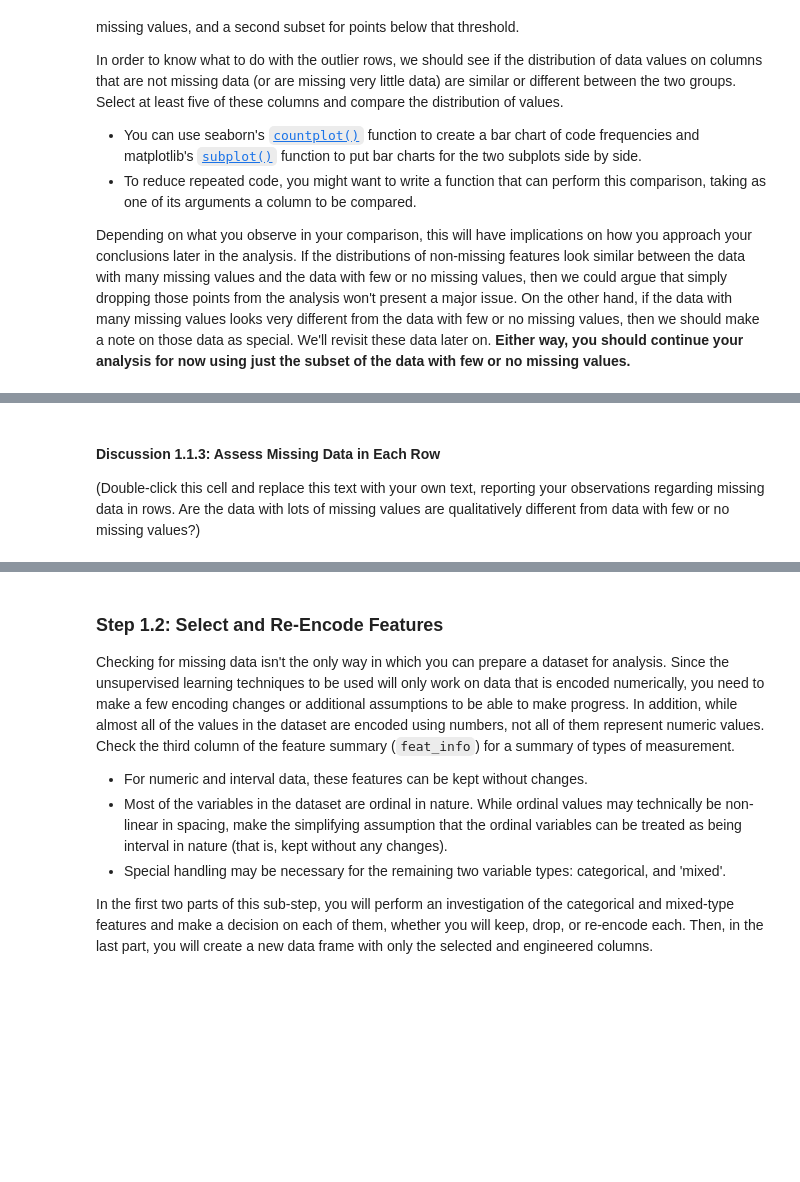
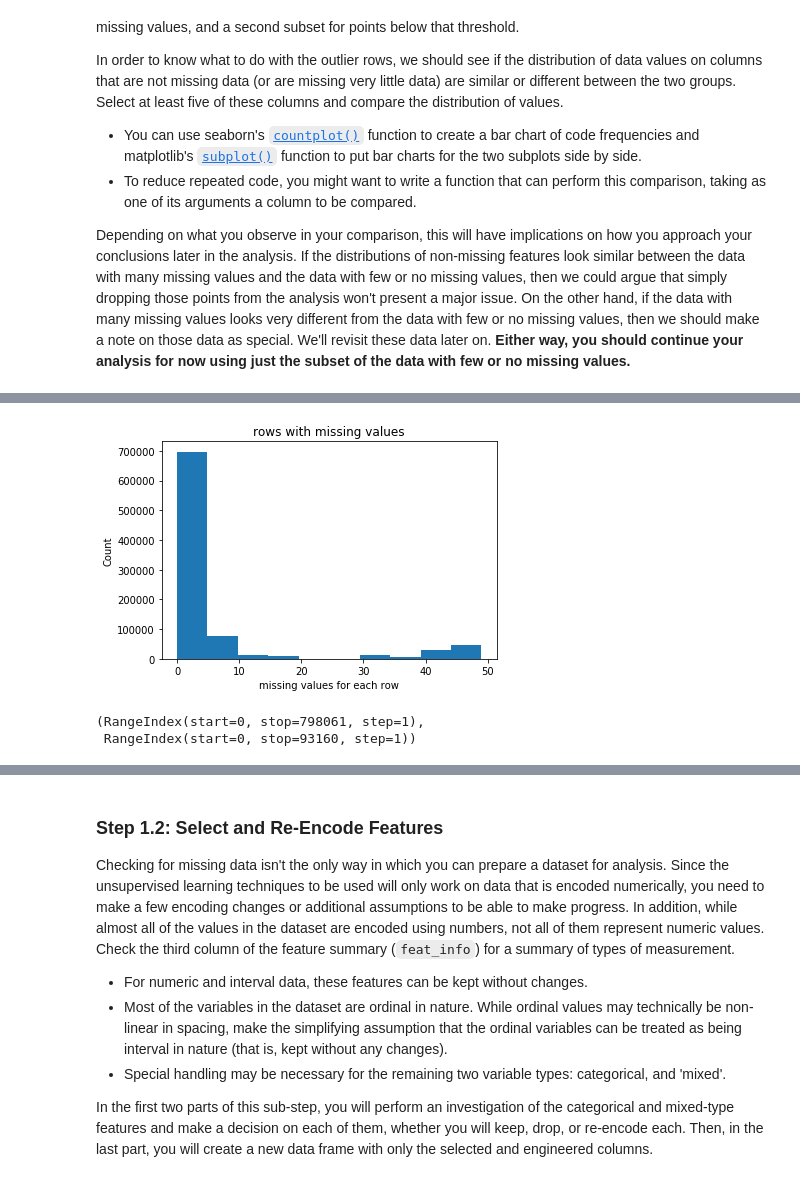
Before and after one commit to hamjahb/identify_customer_segment-_ML_unsupervised, a Jupyter notebook: Identify_Customer_Segments.ipynb, the cells around one changed output, grey strips where cells are left out. Drawn from its saved outputs; the diff is of its cells as text; code cells hidden in the pictures; blank space fills up the shorter version.

```diff
--- a/Identify_Customer_Segments.ipynb
+++ b/Identify_Customer_Segments.ipynb
@@ -236,3 +236,6 @@ In order to know what to do with the outlier rows, we should see if the distribu
 Depending on what you observe in your comparison, this will have implications on how you approach your conclusions later in the analysis. If the distributions of non-missing features look similar between the data with many missing values and the data with few or no missing values, then we could argue that simply dropping those points from the analysis won't present a major issue. On the other hand, if the data with many missing values looks very different from the data with few or no missing values, then we should make a note on those data as special. We'll revisit these data later on. **Either way, you should continue your analysis for now using just the subset of the data with few or no missing values.**
 # %%
 # How much data is missing in each row of the dataset?
+null_rows = azdias.isnull().sum(axis=1)
+null_rows.sort_values(inplace=True, ascending=False)
+null_rows
@@ -239,3 +255,11 @@ Depending on what you observe in your comparison, this will have implications on
+# %%
+plt.hist(null_rows)
+plt.xlabel('missing values for each row')
+plt.ylabel('Count')
+plt.title('rows with missing values')
+plt.show()
+# %% [output]
+[figure, added]
 # %%
 # Write code to divide the data into two subsets based on the number of missing
 # values in each row.
@@ -242,3 +268,9 @@ Depending on what you observe in your comparison, this will have implications on
+# %%
+
+rows_missing_less_30.index, rows_missing_over_30.index
+# %% [output]
+(RangeIndex(start=0, stop=798061, step=1),
+ RangeIndex(start=0, stop=93160, step=1))
 # %%
 # Compare the distribution of values for at least five columns where there are
 # no or few missing values, between the two subsets.
@@ -245,4 +289,0 @@ Depending on what you observe in your comparison, this will have implications on
-# %% [markdown]
-#### Discussion 1.1.3: Assess Missing Data in Each Row
-
-(Double-click this cell and replace this text with your own text, reporting your observations regarding missing data in rows. Are the data with lots of missing values are qualitatively different from data with few or no missing values?)
```
Also changed, not shown: parts of 6 cells of this notebook.
